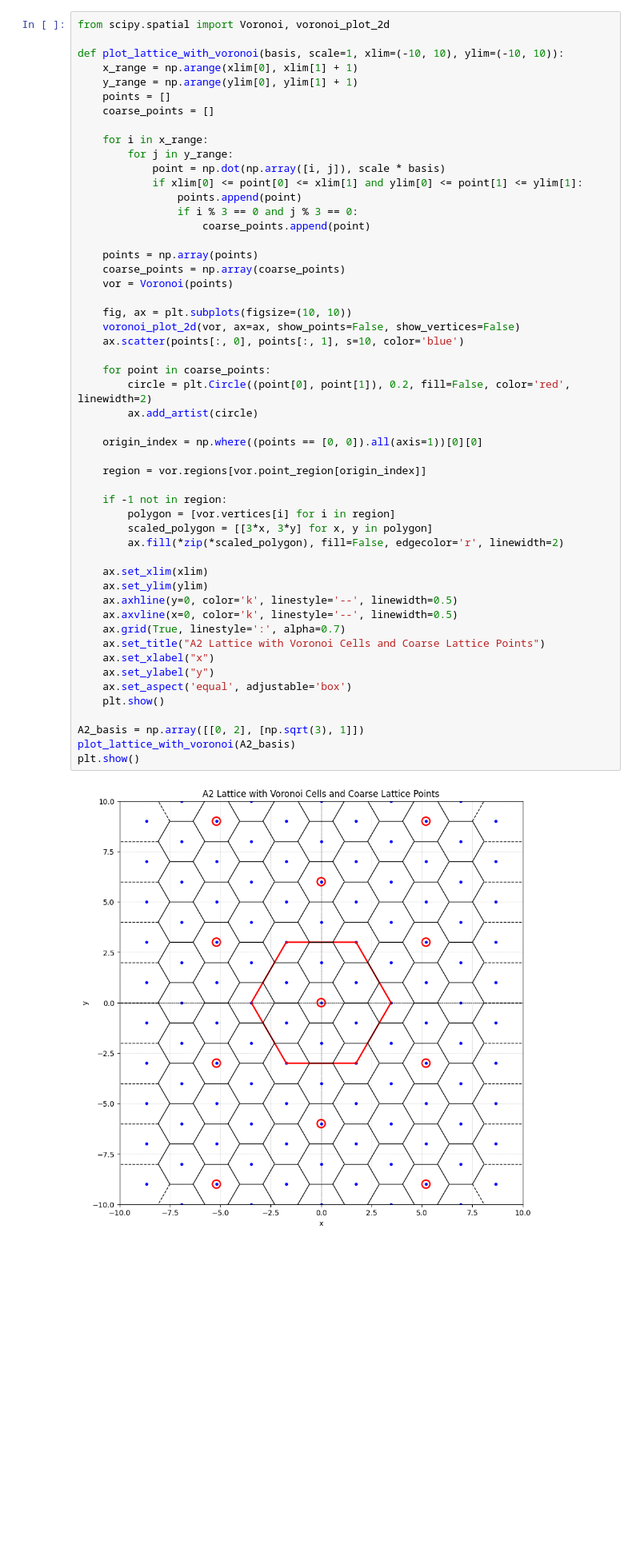
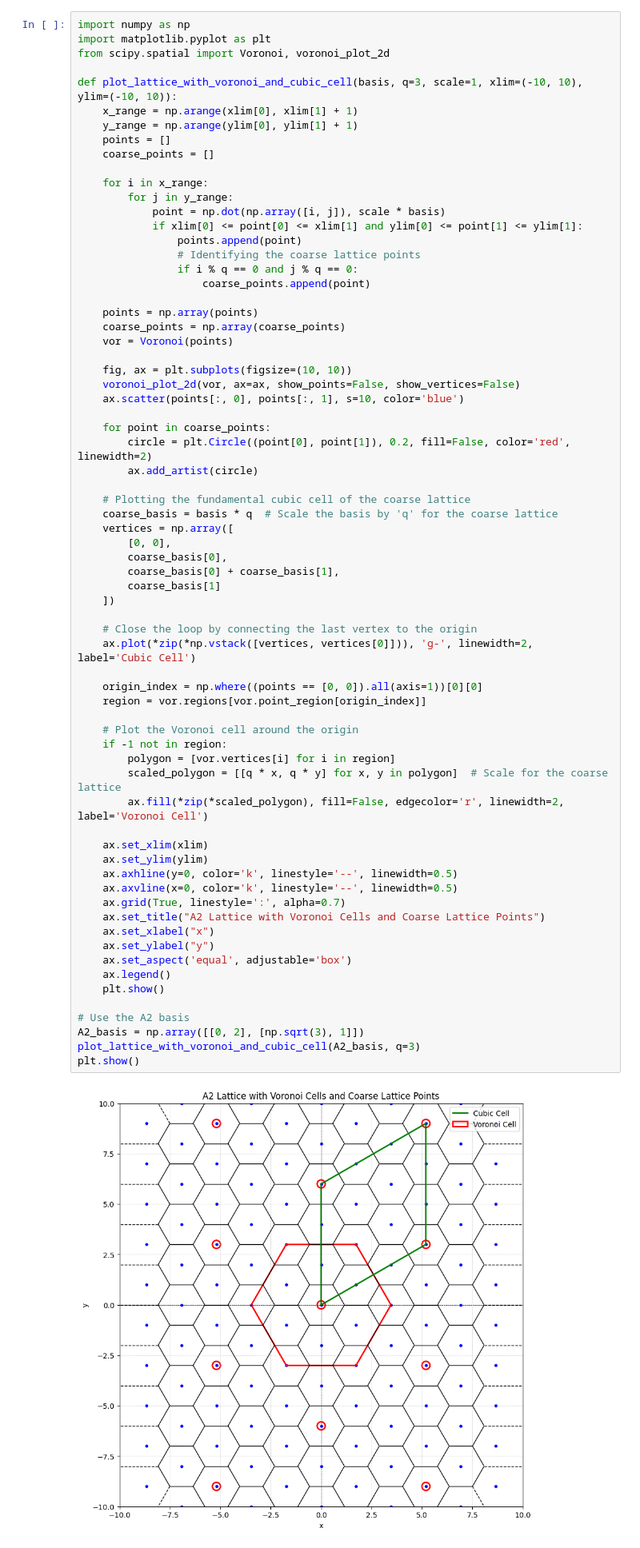
Before and after one commit to mlsquare/gemvq, a Jupyter notebook: Lattice Visualizations/notebooks/nn_quantizer.ipynb, the cells around one changed output. Shown: that part at 80% size. Cells and saved outputs as stored; diff of their text form; blank space fills up the shorter version.

```diff
--- a/Lattice Visualizations/nn_quantizer.ipynb
+++ b/Lattice Visualizations/notebooks/nn_quantizer.ipynb
@@ -16,9 +16,11 @@ Given two lattices, ${\Lambda(G)}$ and $\Lambda(\alpha G)$, for some $\alpha \in
 # %% [markdown]
 Let's first get intusion from the following example. $\Lambda _1$ is $A_2$ (Hexagonal lattice) and $\Lambda _2$ is $3 \cdot A_2$.
 # %%
+import numpy as np
+import matplotlib.pyplot as plt
 from scipy.spatial import Voronoi, voronoi_plot_2d
 
-def plot_lattice_with_voronoi(basis, scale=1, xlim=(-10, 10), ylim=(-10, 10)):
+def plot_lattice_with_voronoi_and_cubic_cell(basis, q=3, scale=1, xlim=(-10, 10), ylim=(-10, 10)):
     x_range = np.arange(xlim[0], xlim[1] + 1)
     y_range = np.arange(ylim[0], ylim[1] + 1)
     points = []
@@ -29,7 +31,8 @@ def plot_lattice_with_voronoi(basis, scale=1, xlim=(-10, 10), ylim=(-10, 10)):
             point = np.dot(np.array([i, j]), scale * basis)
             if xlim[0] <= point[0] <= xlim[1] and ylim[0] <= point[1] <= ylim[1]:
                 points.append(point)
-                if i % 3 == 0 and j % 3 == 0:
+                # Identifying the coarse lattice points
+                if i % q == 0 and j % q == 0:
                     coarse_points.append(point)
 
     points = np.array(points)
@@ -37,38 +40,52 @@ def plot_lattice_with_voronoi(basis, scale=1, xlim=(-10, 10), ylim=(-10, 10)):
     vor = Voronoi(points)
 
     fig, ax = plt.subplots(figsize=(10, 10))
     voronoi_plot_2d(vor, ax=ax, show_points=False, show_vertices=False)
     ax.scatter(points[:, 0], points[:, 1], s=10, color='blue')
 
     for point in coarse_points:
         circle = plt.Circle((point[0], point[1]), 0.2, fill=False, color='red', linewidth=2)
         ax.add_artist(circle)
 
+    # Plotting the fundamental cubic cell of the coarse lattice
+    coarse_basis = basis * q  # Scale the basis by 'q' for the coarse lattice
+    vertices = np.array([
+        [0, 0],
+        coarse_basis[0],
+        coarse_basis[0] + coarse_basis[1],
+        coarse_basis[1]
+    ])
+
+    # Close the loop by connecting the last vertex to the origin
+    ax.plot(*zip(*np.vstack([vertices, vertices[0]])), 'g-', linewidth=2, label='Cubic Cell')
+
     origin_index = np.where((points == [0, 0]).all(axis=1))[0][0]
-
     region = vor.regions[vor.point_region[origin_index]]
 
+    # Plot the Voronoi cell around the origin
     if -1 not in region:
         polygon = [vor.vertices[i] for i in region]
-        scaled_polygon = [[3*x, 3*y] for x, y in polygon]
-        ax.fill(*zip(*scaled_polygon), fill=False, edgecolor='r', linewidth=2)
+        scaled_polygon = [[q * x, q * y] for x, y in polygon]  # Scale for the coarse lattice
+        ax.fill(*zip(*scaled_polygon), fill=False, edgecolor='r', linewidth=2, label='Voronoi Cell')
 
     ax.set_xlim(xlim)
     ax.set_ylim(ylim)
     ax.axhline(y=0, color='k', linestyle='--', linewidth=0.5)
     ax.axvline(x=0, color='k', linestyle='--', linewidth=0.5)
     ax.grid(True, linestyle=':', alpha=0.7)
     ax.set_title("A2 Lattice with Voronoi Cells and Coarse Lattice Points")
     ax.set_xlabel("x")
     ax.set_ylabel("y")
     ax.set_aspect('equal', adjustable='box')
+    ax.legend()
     plt.show()
 
+# Use the A2 basis
 A2_basis = np.array([[0, 2], [np.sqrt(3), 1]])
-plot_lattice_with_voronoi(A2_basis)
+plot_lattice_with_voronoi_and_cubic_cell(A2_basis, q=3)
 plt.show()
 # %% [output]
-[figure, old version]
+[figure, new version]
 # %% [markdown]
 In this setting, we wish to represent the amount of fine lattice points in the Voronoi cell of the coarse lattice using bits.
 
```
Also changed, not shown: parts of 1 cell of this notebook, 2 other files.
